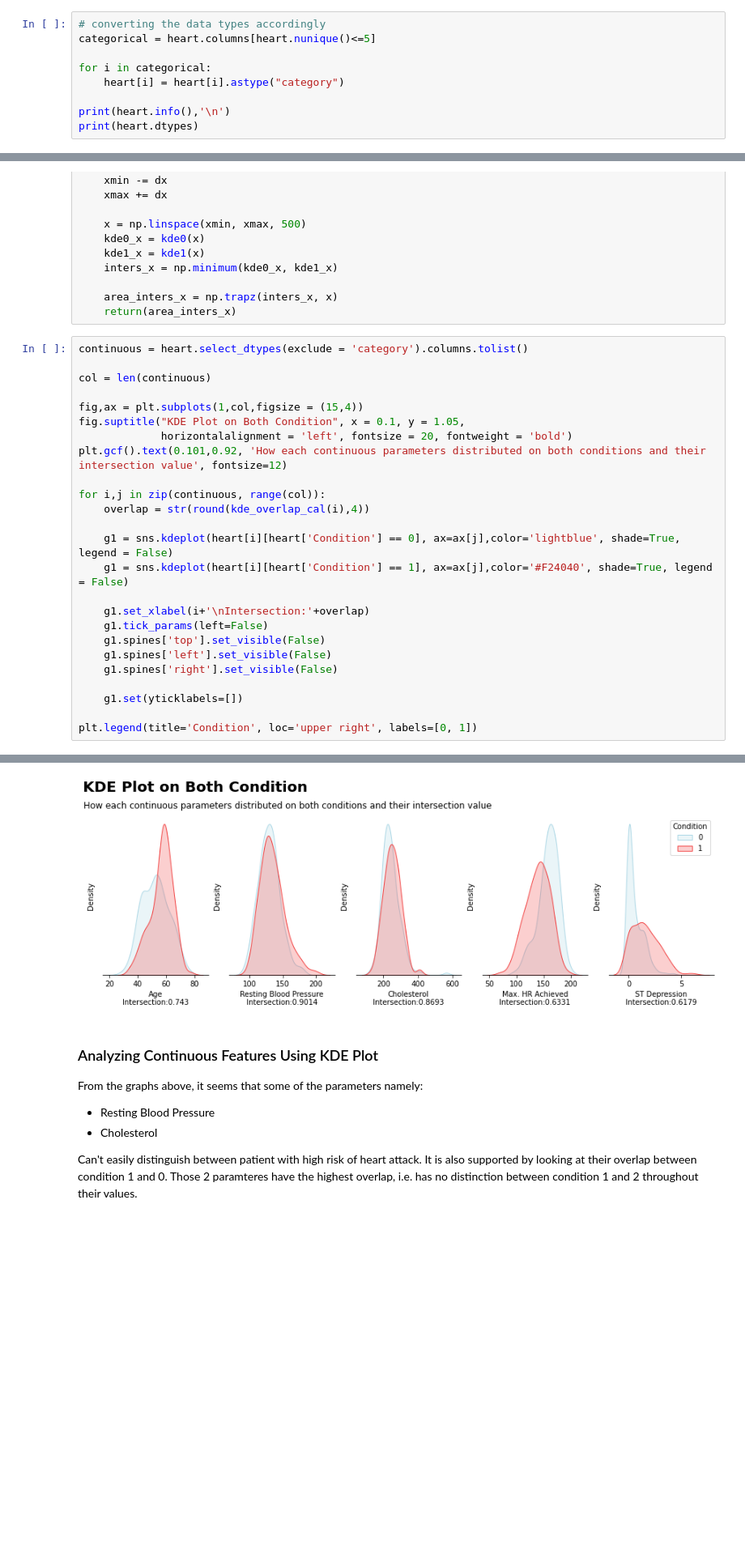
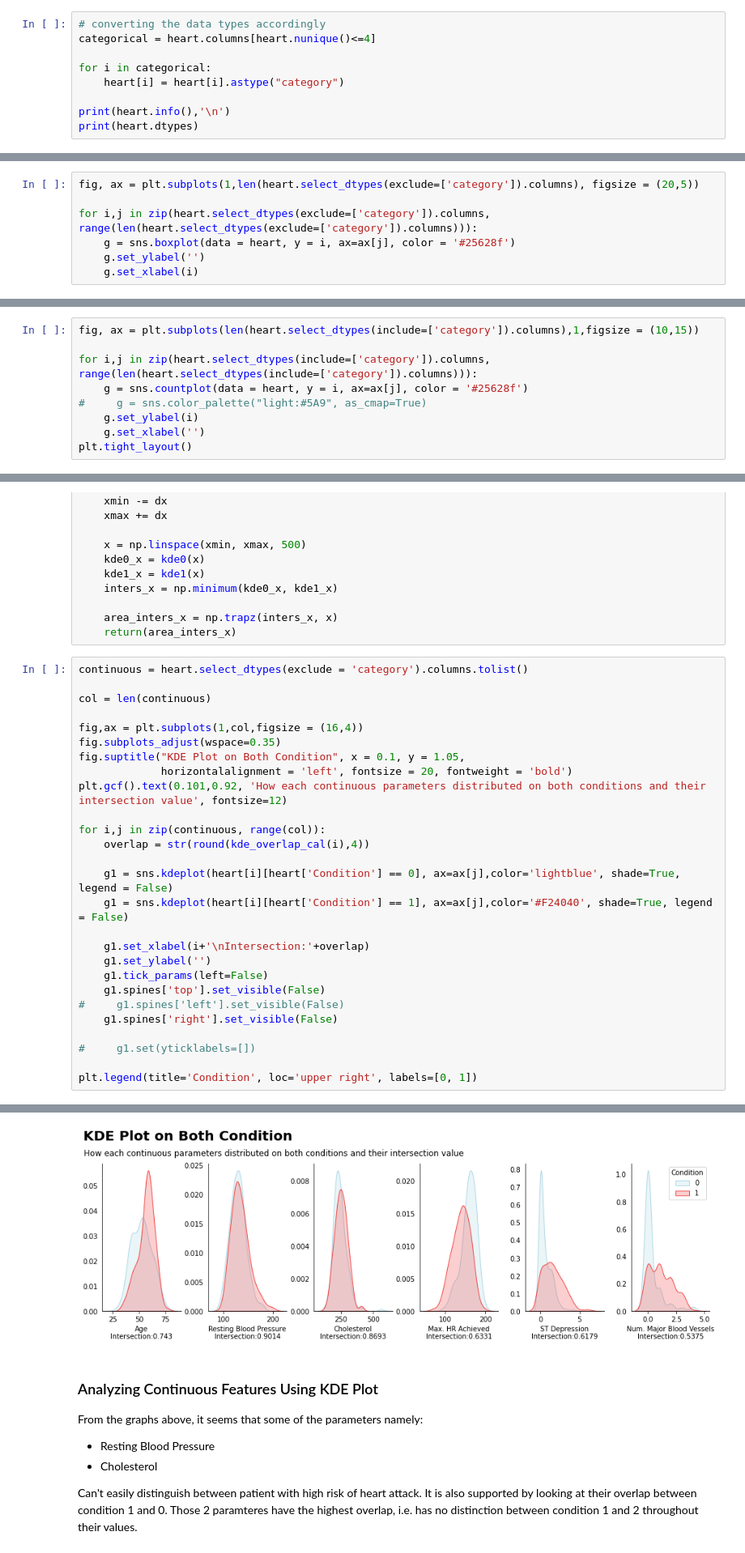
Before and after one commit to amrirasyidi/heart_attack_learn_1, a Jupyter notebook: ML_learn.ipynb, the cells around one changed output, grey strips where cells are left out. Shown: that part at 81% size. Saved outputs shown, nothing was run; the diff lists cells and outputs as text; blank space fills up the shorter version.

```diff
--- a/ML_learn.ipynb
+++ b/ML_learn.ipynb
@@ -114,7 +112,7 @@ heart.describe()
 | max | 77.000000 | 1.000000 | 3.000000 | 200.000000 | 564.000000 | 1.000000 | ... |
 # %%
 # converting the data types accordingly
-categorical = heart.columns[heart.nunique()<=5]
+categorical = heart.columns[heart.nunique()<=4]
 
 for i in categorical:
     heart[i] = heart[i].astype("category")
@@ -174,3 +172,10 @@ dtype: object
 The dataset we have seems balanced.
 
 However, heart attack is actually a somewhat rare diseases. This balanced dataset probably won't picture the realest condition of our world, therefore there may be an overestimation of heart attack probability on our machine learning model later.
+# %%
+fig, ax = plt.subplots(1,len(heart.select_dtypes(exclude=['category']).columns), figsize = (20,5))
+
+for i,j in zip(heart.select_dtypes(exclude=['category']).columns, range(len(heart.select_dtypes(exclude=['category']).columns))):
+    g = sns.boxplot(data = heart, y = i, ax=ax[j], color = '#25628f')
+    g.set_ylabel('')
+    g.set_xlabel(i)
@@ -176,0 +184,9 @@ However, heart attack is actually a somewhat rare diseases. This balanced datase
+# %%
+fig, ax = plt.subplots(len(heart.select_dtypes(include=['category']).columns),1,figsize = (10,15))
+
+for i,j in zip(heart.select_dtypes(include=['category']).columns, range(len(heart.select_dtypes(include=['category']).columns))):
+    g = sns.countplot(data = heart, y = i, ax=ax[j], color = '#25628f')
+#     g = sns.color_palette("light:#5A9", as_cmap=True)
+    g.set_ylabel(i)
+    g.set_xlabel('')
+plt.tight_layout()
@@ -200,31 +218,33 @@ def kde_overlap_cal(parameter = 'Age'):
 # %%
 continuous = heart.select_dtypes(exclude = 'category').columns.tolist()
 
 col = len(continuous)
 
-fig,ax = plt.subplots(1,col,figsize = (15,4))
+fig,ax = plt.subplots(1,col,figsize = (16,4))
+fig.subplots_adjust(wspace=0.35)
 fig.suptitle("KDE Plot on Both Condition", x = 0.1, y = 1.05,
              horizontalalignment = 'left', fontsize = 20, fontweight = 'bold')
 plt.gcf().text(0.101,0.92, 'How each continuous parameters distributed on both conditions and their intersection value', fontsize=12)
 
 for i,j in zip(continuous, range(col)):
     overlap = str(round(kde_overlap_cal(i),4))
 
     g1 = sns.kdeplot(heart[i][heart['Condition'] == 0], ax=ax[j],color='lightblue', shade=True, legend = False)
     g1 = sns.kdeplot(heart[i][heart['Condition'] == 1], ax=ax[j],color='#F24040', shade=True, legend = False)
 
     g1.set_xlabel(i+'\nIntersection:'+overlap)
+    g1.set_ylabel('')
     g1.tick_params(left=False)
     g1.spines['top'].set_visible(False)
-    g1.spines['left'].set_visible(False)
+#     g1.spines['left'].set_visible(False)
     g1.spines['right'].set_visible(False)
 
-    g1.set(yticklabels=[])
+#     g1.set(yticklabels=[])
 
 plt.legend(title='Condition', loc='upper right', labels=[0, 1])
 # %% [output]
 <matplotlib.legend.Legend at 0x...>
-[figure, old version]
+[figure, new version]
 # %% [markdown]
 ### Analyzing Continuous Features Using KDE Plot
 
```
Also changed, not shown: parts of 21 cells of this notebook.
